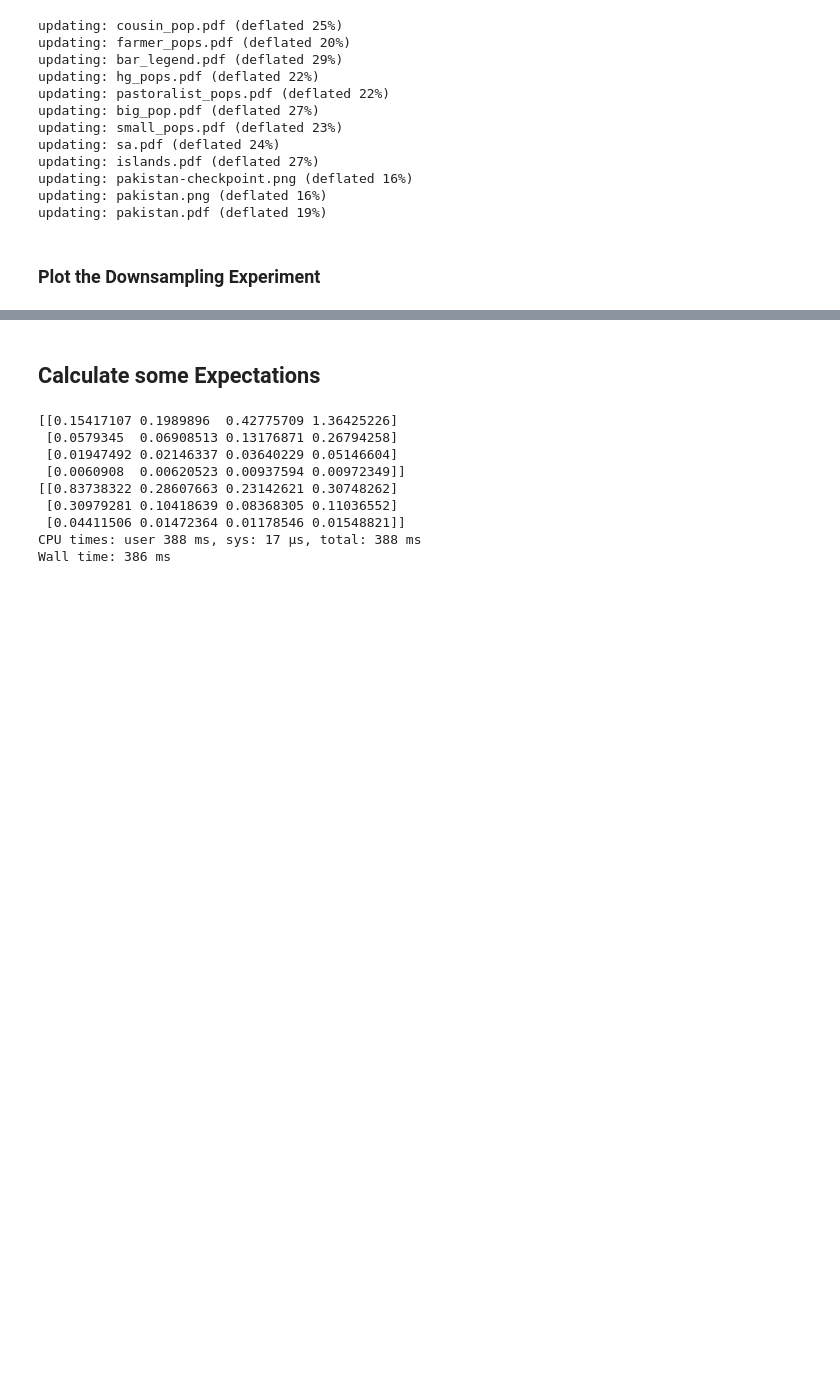
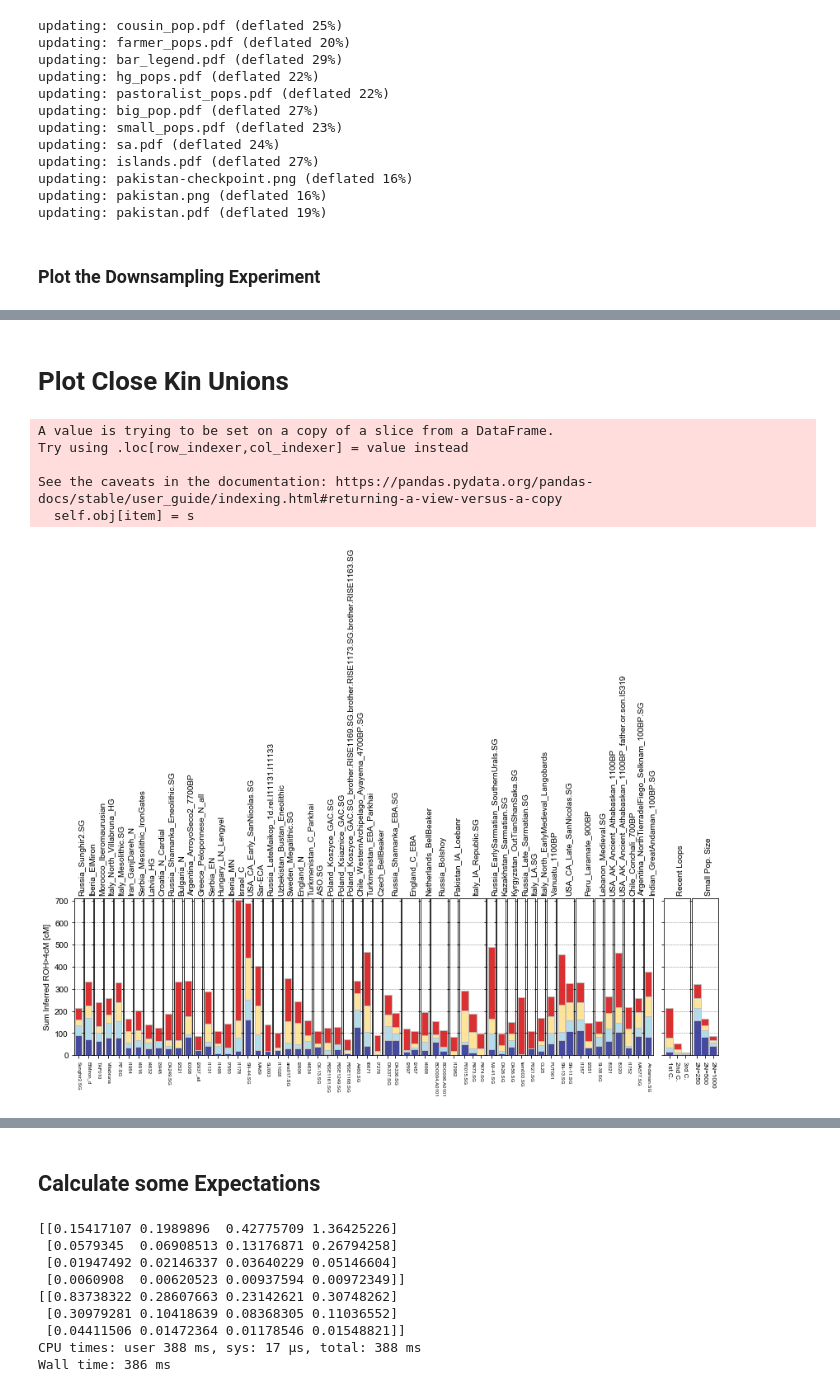
Before and after one commit to hringbauer/hapROH, a Jupyter notebook: Notebooks/Figures/plot_bar_ROH.ipynb, the cells around one changed output, grey strips where cells are left out. Drawn from its saved outputs; the diff is of its cells as text; code cells hidden in the pictures; blank space fills up the shorter version.

```diff
--- a/Notebooks/Figures/plot_bar_ROH.ipynb
+++ b/Notebooks/Figures/plot_bar_ROH.ipynb
@@ -613,0 +617,22 @@ Saved figure to ./figures/manuscript/supplement/downsampling_sa/us_ishim_bars.pn
+# %% [markdown]
+# Plot Close Kin Unions
+# %%
+df = pd.read_csv("./Empirical/roh_all_inds_final_v42.csv", sep='\t')
+df_anc = df[df["age"]>0]
+df1 = df_anc[df_anc["sum_roh>20"]>50]
+plot_dfs, cols = prepare_dfs_plot(df1, cms=[4, 8, 12, 20])
+# %% [output]
+A value is trying to be set on a copy of a slice from a DataFrame.
+Try using .loc[row_indexer,col_indexer] = value instead
+
+See the caveats in the documentation: https://pandas.pydata.org/pandas-docs/stable/user_guide/indexing.html#returning-a-view-versus-a-copy
+  self.obj[item] = s
+# %%
+plot_panel_row(plot_dfs, figsize=(np.sum(lgths)/6, 3.5),
+               ylim=[0,710], fs_x=6, wspace=0.1,
+               ha_title="left", r_title=90,
+               title_col="pop", hlines=[100,200,300,400,500,600],
+               x_labels=[], leg_pos=0, degrees=[1,2,3], Ns=[250,500,1000,],
+               savepath="")
+# %% [output]
+[figure, added]
```
Also changed, not shown: parts of 5 cells of this notebook, 5 other files.
